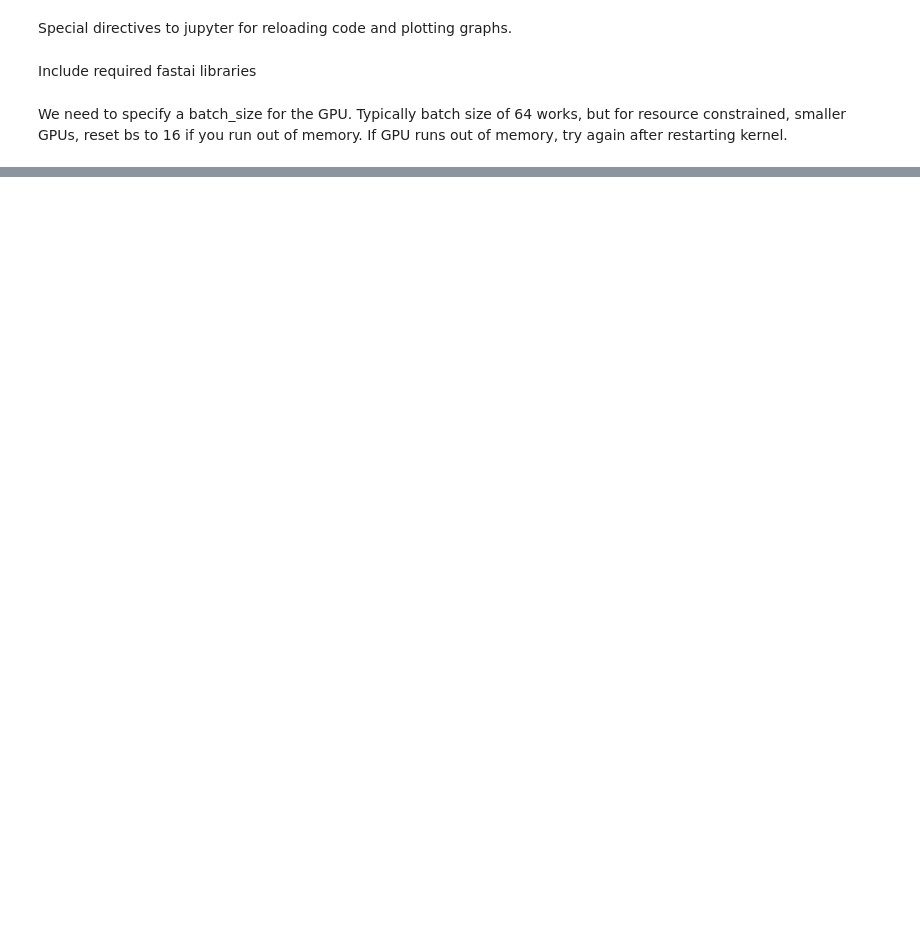
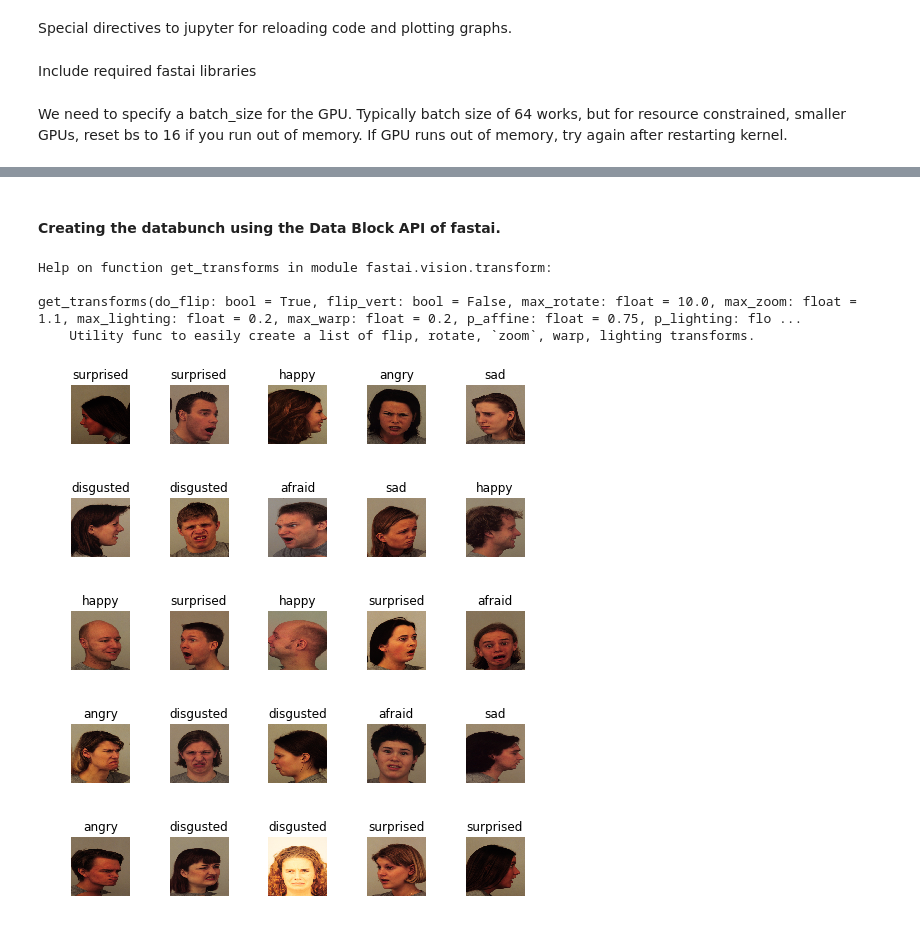
Before and after one commit to nalinicommits/reflectionwidget, a Jupyter notebook: nbs/dl1/nb-fer.ipynb, the cells around one changed output, grey strips where cells are left out. Saved outputs shown, nothing was run; the diff lists cells and outputs as text; code cells hidden in the pictures; blank space fills up the shorter version.

Commit message:
added training for kdef

```diff
--- a/nbs/dl1/nb-fer.ipynb
+++ b/nbs/dl1/nb-fer.ipynb
@@ -31,0 +44,7 @@ bs = 64
+# %%
+#create primary path object
+path = Path('nbdata/ferbigdata')
+#create labels list
+emoclasses = ['afraid', 'angry', 'disgusted', 'happy', 'neutral', 'sad', 'surprised']
+print(path)
+print(emoclasses)
@@ -39,0 +76,4 @@ Usage in ML:
+# %%
+#setup kdef training path
+kdeftpath = path/'kdef'
+print(kdeftpath)
@@ -39,0 +107,25 @@ Usage in ML:
+# %% [markdown]
+#### Creating the databunch using the Data Block API of fastai.
+# %%
+# setup transforms (keeping it to defaults for now)
+tfms = get_transforms(do_flip=False)
+# %%
+help(get_transforms)
+# %% [output]
+Help on function get_transforms in module fastai.vision.transform:
+
+get_transforms(do_flip: bool = True, flip_vert: bool = False, max_rotate: float = 10.0, max_zoom: float = 1.1, max_lighting: float = 0.2, max_warp: float = 0.2, p_affine: float = 0.75, p_lighting: flo ...
+    Utility func to easily create a list of flip, rotate, `zoom`, warp, lighting transforms.
+# %%
+kdefdata = (ImageList.from_folder(kdeftpath) #point to location of data
+            .split_by_rand_pct()             #specify how to create training & validation sets
+            .label_from_folder()             #extract labels (in this case from folder names)
+            .transform(tfms, size=(224,224)) #applying default transforms for now
+            .databunch(num_workers=4)        #convert list to databunch
+            .normalize(imagenet_stats))      #normalizing to imagenet specifications
+# %%
+# verify all is well
+kdefdata.classes, kdefdata.c, len(kdefdata.train_ds), len(kdefdata.valid_ds)
+kdefdata.show_batch(rows=5, figsize=(7,8))
+# %% [output]
+[figure, added]
```
Also changed, not shown: parts of 44 cells of this notebook, 4 other files.
